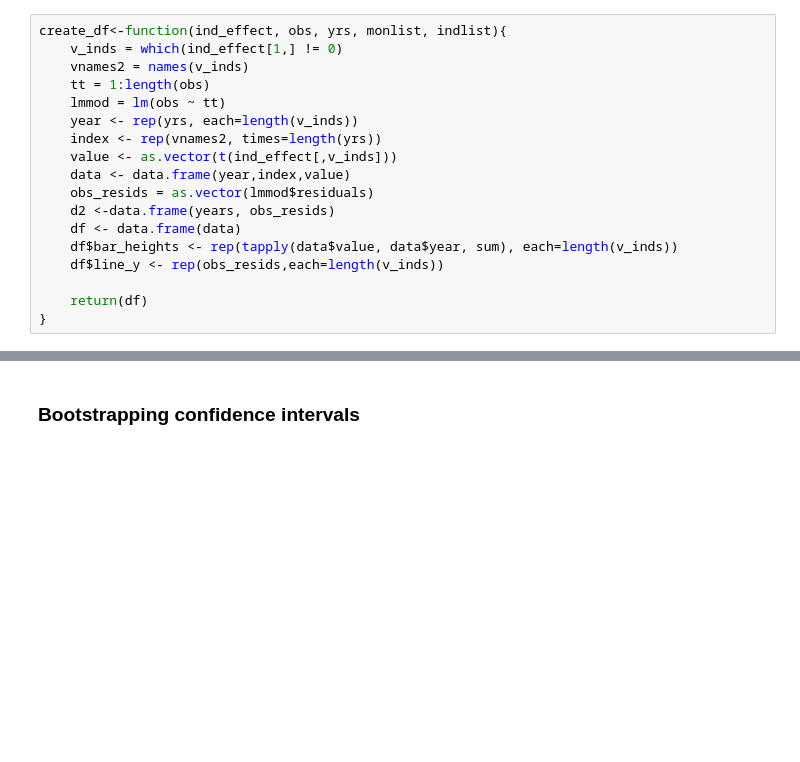
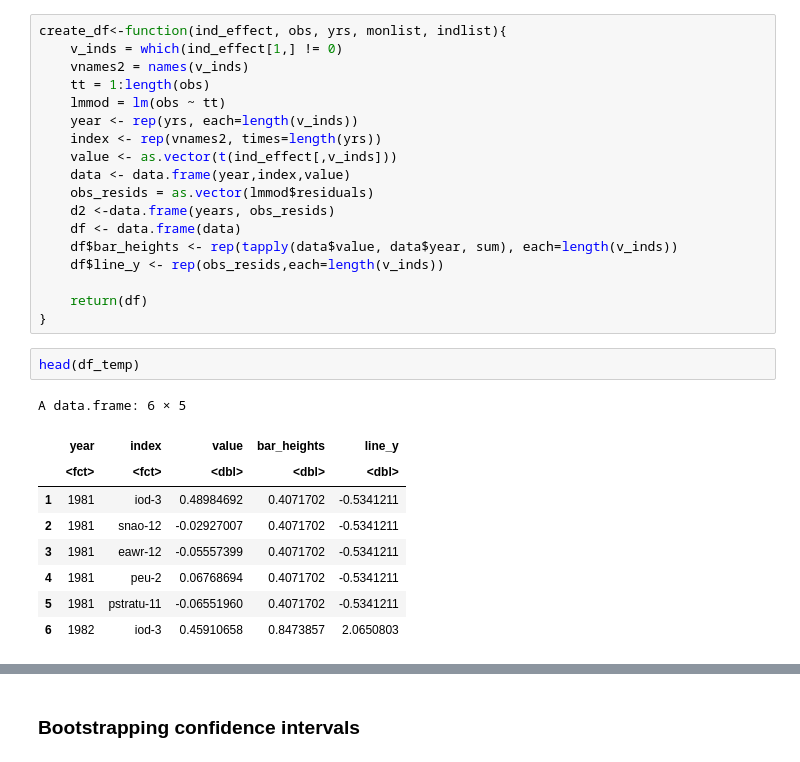
Before and after one commit to informatics-lab/cssp_china_wp5.6_binder, a Jupyter notebook: R/analysis_notebook_temperature.ipynb, the cells around one changed output, grey strips where cells are left out. Cells and saved outputs as stored; diff of their text form; blank space fills up the shorter version.

```diff
--- a/R/analysis_notebook_temperature.ipynb
+++ b/R/analysis_notebook_temperature.ipynb
@@ -792,6 +802,18 @@ create_df<-function(ind_effect, obs, yrs, monlist, indlist){
 
     return(df)
 }
+# %%
+head(df_temp)
+# %% [output]
+A data.frame: 6 × 5
+|  | year | index | value | bar_heights | line_y |
+|  | <fct> | <fct> | <dbl> | <dbl> | <dbl> |
+| 1 | 1981 | iod-3 | 0.48984692 | 0.4071702 | -0.5341211 |
+| 2 | 1981 | snao-12 | -0.02927007 | 0.4071702 | -0.5341211 |
+| 3 | 1981 | eawr-12 | -0.05557399 | 0.4071702 | -0.5341211 |
+| 4 | 1981 | peu-2 | 0.06768694 | 0.4071702 | -0.5341211 |
+| 5 | 1981 | pstratu-11 | -0.06551960 | 0.4071702 | -0.5341211 |
+| 6 | 1982 | iod-3 | 0.45910658 | 0.8473857 | 2.0650803 |
 # %%
 for (k in 1:length(regs)) {
     df_temp = create_df(t_effcv[,k,], temp_anoms[,k], rownames(temp_jja), mon_list, ind_list)
```
Also changed, not shown: parts of 67 cells of this notebook.
